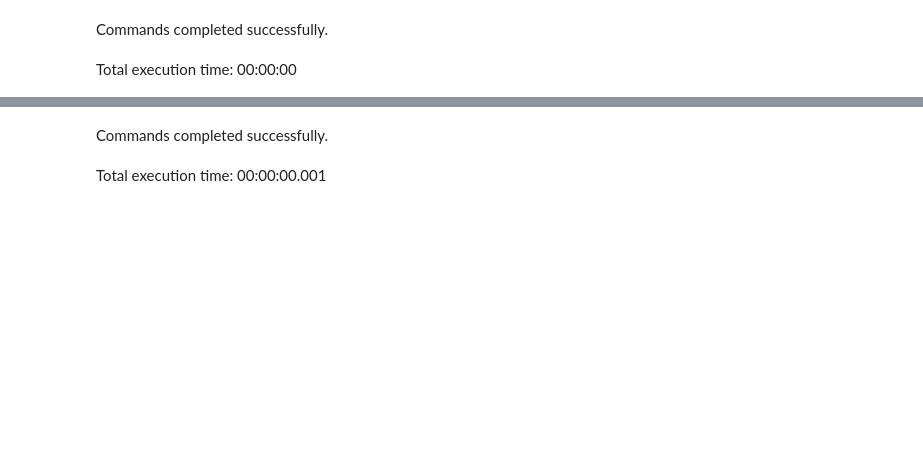
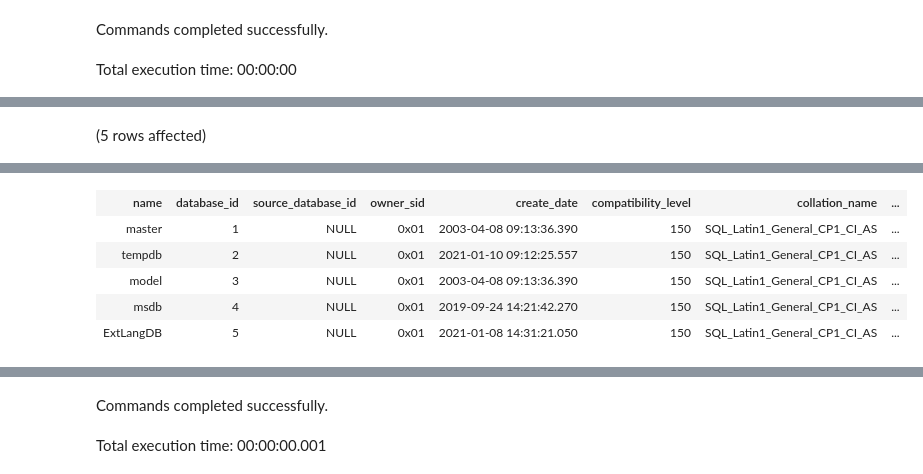
Before and after one commit to nielsberglund/nielsblogsource, a Jupyter notebook: _code/pythonhome/sql/ext-lib.ipynb, the cells around one changed output, grey strips where cells are left out. Cells and saved outputs as stored; diff of their text form; code cells hidden in the pictures; blank space fills up the shorter version.

```diff
--- a/_code/pythonhome/sql/ext-lib.ipynb
+++ b/_code/pythonhome/sql/ext-lib.ipynb
@@ -15,2 +29,6 @@ Total execution time: 00:00:00.008
 | (No column name) |
 | ExtLangDB |
+# %%
+SELECT * FROM sys.databases
+# %% [output]
+(5 rows affected)
@@ -16,0 +36,6 @@ Total execution time: 00:00:00.008
+| name | database_id | source_database_id | owner_sid | create_date | compatibility_level | collation_name | ... |
+| master | 1 | NULL | 0x01 | 2003-04-08 09:13:36.390 | 150 | SQL_Latin1_General_CP1_CI_AS | ... |
+| tempdb | 2 | NULL | 0x01 | 2021-01-10 09:12:25.557 | 150 | SQL_Latin1_General_CP1_CI_AS | ... |
+| model | 3 | NULL | 0x01 | 2003-04-08 09:13:36.390 | 150 | SQL_Latin1_General_CP1_CI_AS | ... |
+| msdb | 4 | NULL | 0x01 | 2019-09-24 14:21:42.270 | 150 | SQL_Latin1_General_CP1_CI_AS | ... |
+| ExtLangDB | 5 | NULL | 0x01 | 2021-01-08 14:31:21.050 | 150 | SQL_Latin1_General_CP1_CI_AS | ... |
```
Also changed, not shown: parts of 26 cells of this notebook, 8 other files.
